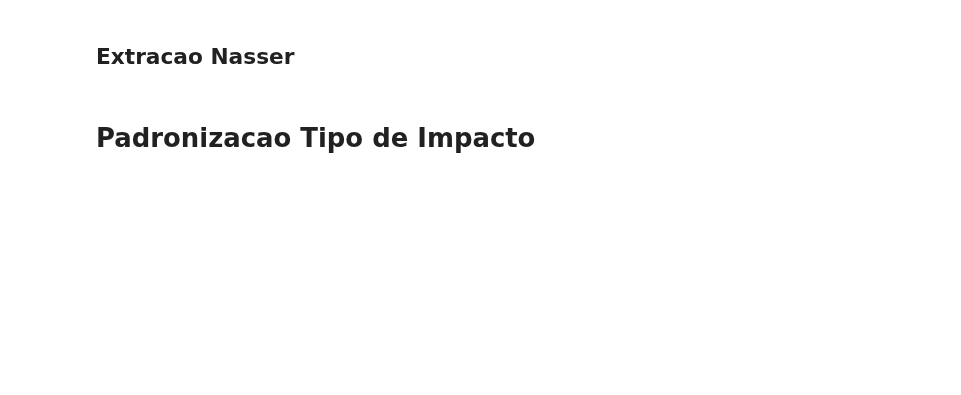
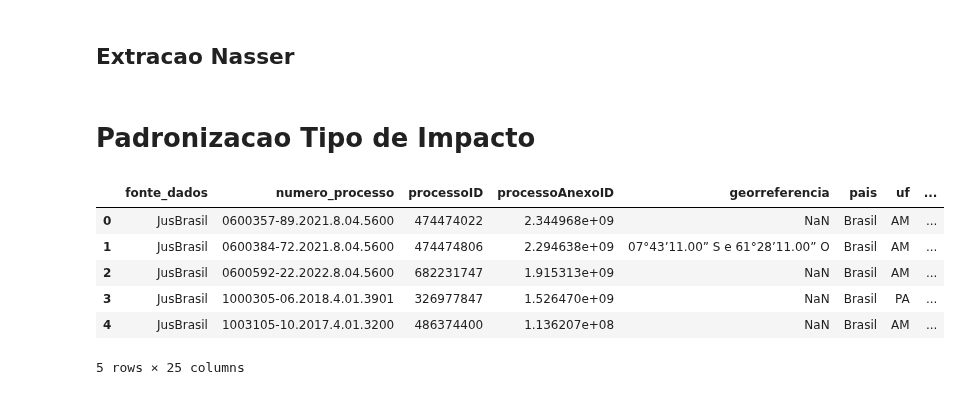
Before and after one commit to pedronery07/Projeto_InsperData_AECOM, a Jupyter notebook: main.ipynb, the cells around one changed output. Saved outputs shown, nothing was run; the diff lists cells and outputs as text; code cells hidden in the pictures; blank space fills up the shorter version.

```diff
--- a/main.ipynb
+++ b/main.ipynb
@@ -552,8 +618,8 @@ if not respostas_danos_ambientais_df_completo.empty:
     print(f"\nDataFrame final salvo em: {output_excel_file}")
 else:
     print("\nNenhum dado foi carregado do banco de dados para gerar o arquivo Excel.")
-# %% [markdown]
-# Padronizacao Tipo de Impacto
+# %% [markdown]
+# Padronizacao Tipo de Impacto
 # %%
 df_jusbrasil_iopc_juscraper = pd.read_excel("docs\df_jusbrasil_iopc_juscraper.xlsx")
 lista_impactos_especificos = df_jusbrasil_iopc_juscraper["tipo_impacto"].tolist()
@@ -577,0 +626,24 @@ categorias_generalizadas = [
+# %%
+coluna_impacto_generalizado = []
+
+# Adquirindo a coluna do tipo de impacto generalizado
+for impacto_especifico in tqdm(lista_impactos_especificos):
+    coluna_impacto_generalizado.append(json.loads(analisa_tipo(impacto_especifico).text)["categoria_generalizada"])
+
+df_jusbrasil_iopc_juscraper["tipo_impacto_geral"] = coluna_impacto_generalizado
+# Reordenando
+df_jusbrasil_iopc_juscraper = df_jusbrasil_iopc_juscraper[['fonte_dados', 'numero_processo', 'processoID', 'processoAnexoID', 'georreferencia',
+       'pais', 'uf', 'municipio', 'regiao', 'responsavel', 'categoria_responsavel',
+       'tipo_impacto_geral', 'tipo_impacto', 'descricao_impacto', 'data_impacto',
+       'area_afetada', 'unidade_area', 'houve_compensacao', 'categoria_compensacao',
+       'tipo_multa', 'valor_multa', 'valor_multa_diaria', 'moeda', 'link_referencia', 'referencia']]
+
+df_jusbrasil_iopc_juscraper.head(5)
+# %% [output]
+|  | fonte_dados | numero_processo | processoID | processoAnexoID | georreferencia | pais | uf | ... |
+| 0 | JusBrasil | 0600357-89.2021.8.04.5600 | 474474022 | 2.344968e+09 | NaN | Brasil | AM | ... |
+| 1 | JusBrasil | 0600384-72.2021.8.04.5600 | 474474806 | 2.294638e+09 | 07°43’11.00” S e 61°28’11.00” O | Brasil | AM | ... |
+| 2 | JusBrasil | 0600592-22.2022.8.04.5600 | 682231747 | 1.915313e+09 | NaN | Brasil | AM | ... |
+| 3 | JusBrasil | 1000305-06.2018.4.01.3901 | 326977847 | 1.526470e+09 | NaN | Brasil | PA | ... |
+| 4 | JusBrasil | 1003105-10.2017.4.01.3200 | 486374400 | 1.136207e+08 | NaN | Brasil | AM | ... |
+5 rows × 25 columns
```
Also changed, not shown: parts of 11 cells of this notebook, 3 other files.
